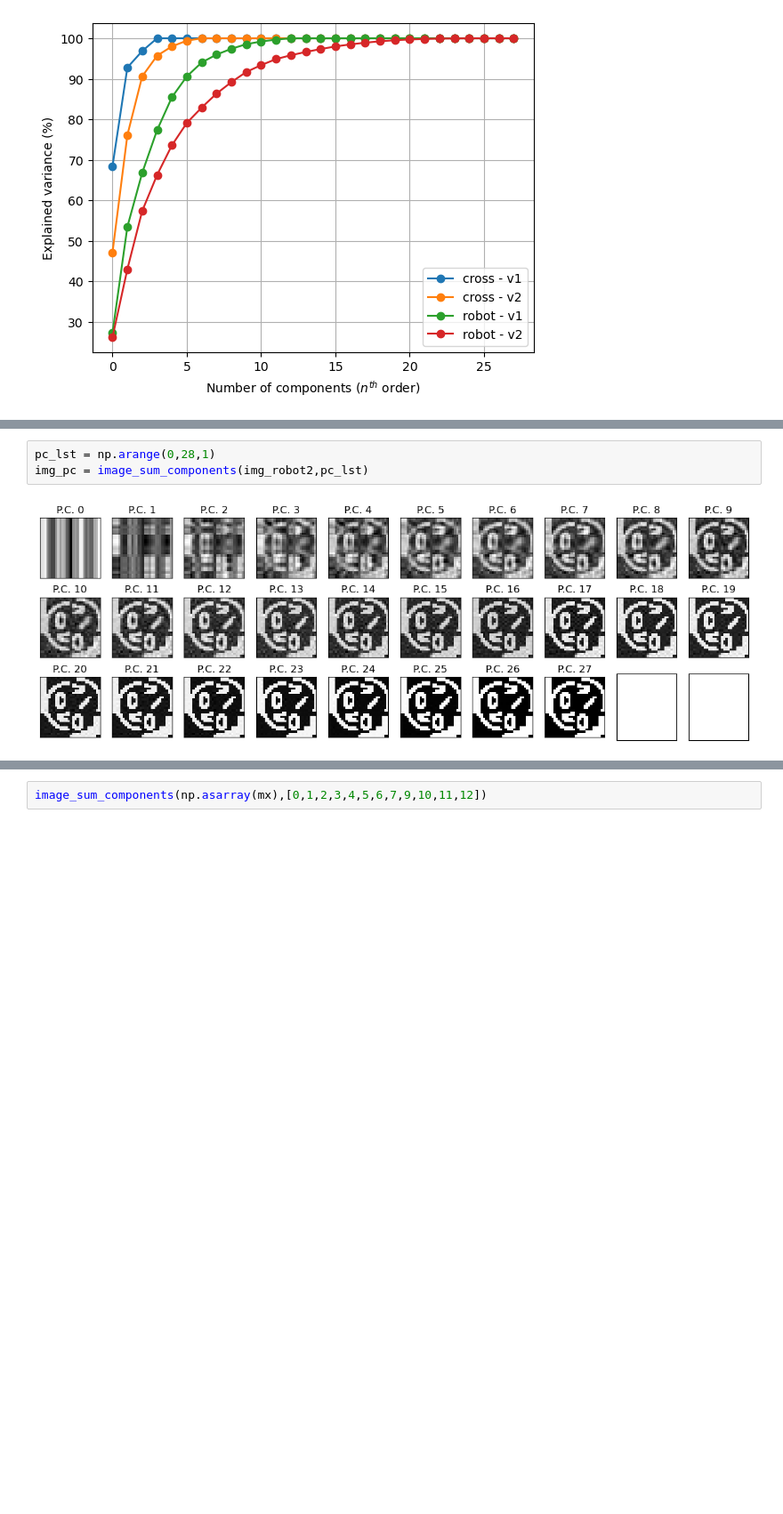
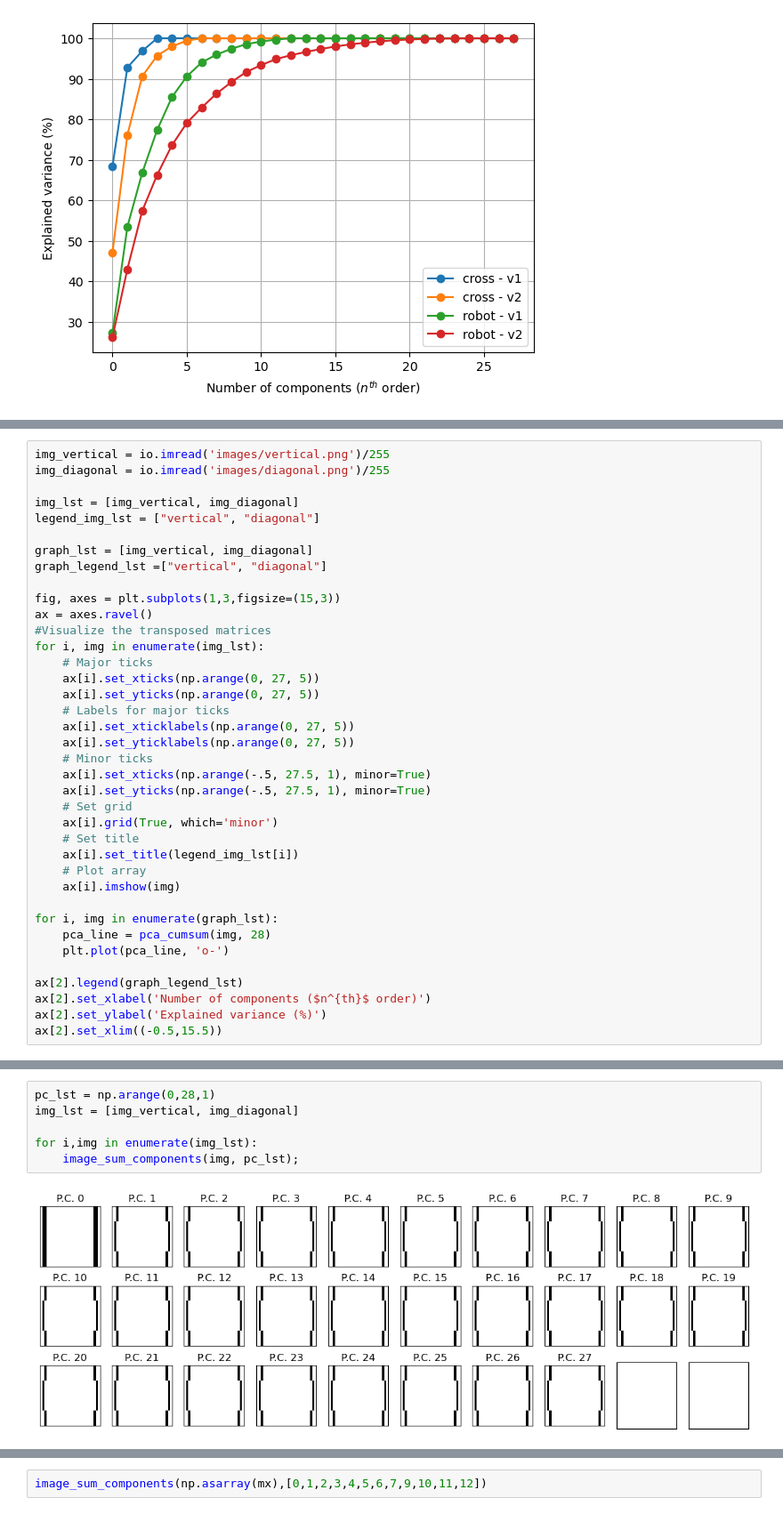
Before and after one commit to rh-pires/principal-component-analysis, a Jupyter notebook: pca_intro.ipynb, the cells around one changed output, grey strips where cells are left out. Shown: that part at 89% size. Saved outputs shown, nothing was run; the diff lists cells and outputs as text; blank space fills up the shorter version.

Commit message:
added vertical and diagonal examples

```diff
--- a/pca_intro.ipynb
+++ b/pca_intro.ipynb
@@ -233,0 +249,38 @@ def image_sum_components(img, pc_lst):
+# %%
+img_vertical = io.imread('images/vertical.png')/255
+img_diagonal = io.imread('images/diagonal.png')/255
+
+img_lst = [img_vertical, img_diagonal]
+legend_img_lst = ["vertical", "diagonal"]
+
+graph_lst = [img_vertical, img_diagonal]
+graph_legend_lst =["vertical", "diagonal"]
+
+fig, axes = plt.subplots(1,3,figsize=(15,3))
+ax = axes.ravel()
+#Visualize the transposed matrices
+for i, img in enumerate(img_lst):
+    # Major ticks
+    ax[i].set_xticks(np.arange(0, 27, 5))
+    ax[i].set_yticks(np.arange(0, 27, 5))
+    # Labels for major ticks
+    ax[i].set_xticklabels(np.arange(0, 27, 5))
+    ax[i].set_yticklabels(np.arange(0, 27, 5))
+    # Minor ticks
+    ax[i].set_xticks(np.arange(-.5, 27.5, 1), minor=True)
+    ax[i].set_yticks(np.arange(-.5, 27.5, 1), minor=True)
+    # Set grid
+    ax[i].grid(True, which='minor')
+    # Set title
+    ax[i].set_title(legend_img_lst[i])
+    # Plot array
+    ax[i].imshow(img)
+
+for i, img in enumerate(graph_lst):
+    pca_line = pca_cumsum(img, 28)
+    plt.plot(pca_line, 'o-')
+
+ax[2].legend(graph_legend_lst)
+ax[2].set_xlabel('Number of components ($n^{th}$ order)')
+ax[2].set_ylabel('Explained variance (%)')
+ax[2].set_xlim((-0.5,15.5))
@@ -234,5 +290,8 @@ def image_sum_components(img, pc_lst):
 # %%
 pc_lst = np.arange(0,28,1)
-img_pc = image_sum_components(img_robot2,pc_lst)
+img_lst = [img_vertical, img_diagonal]
+
+for i,img in enumerate(img_lst):
+    image_sum_components(img, pc_lst);
 # %% [output]
-[figure, old version]
+[figure, new version]
```
Also changed, not shown: parts of 16 cells of this notebook, 2 other files.
